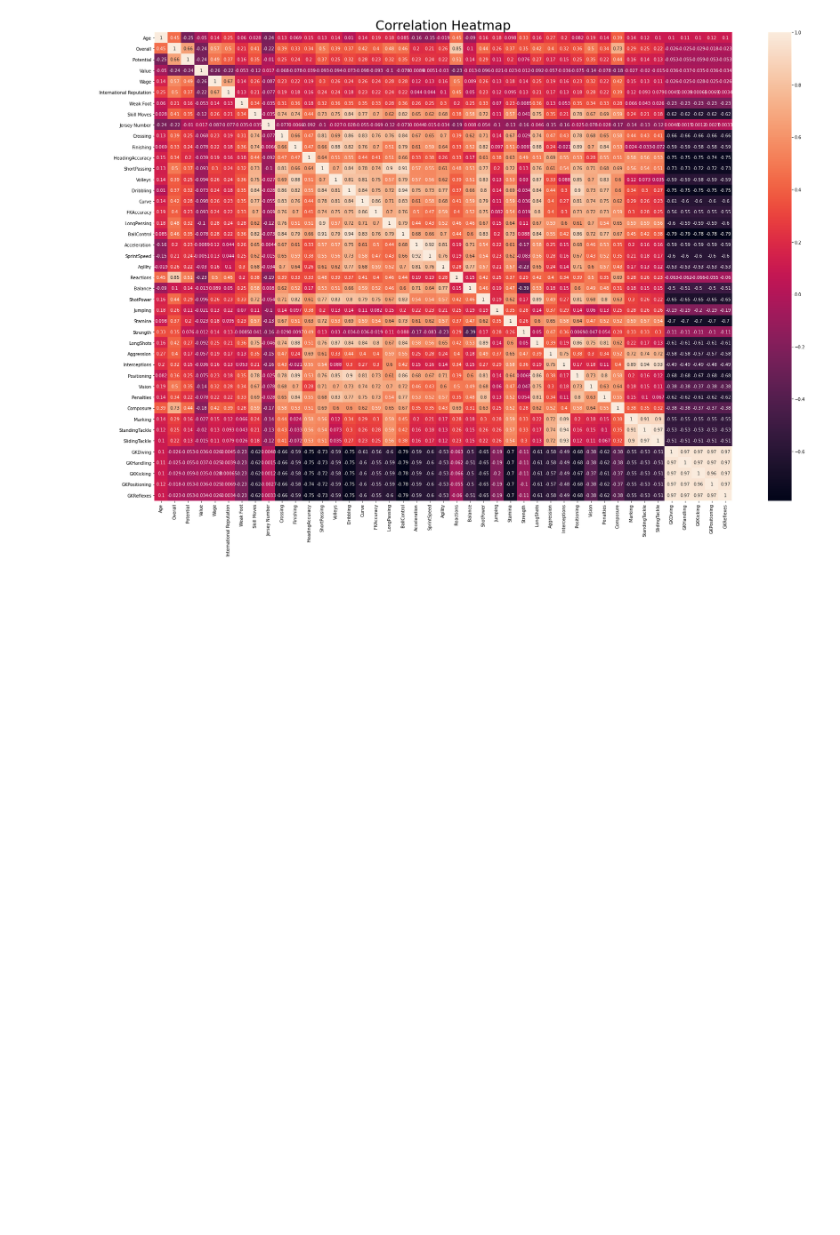
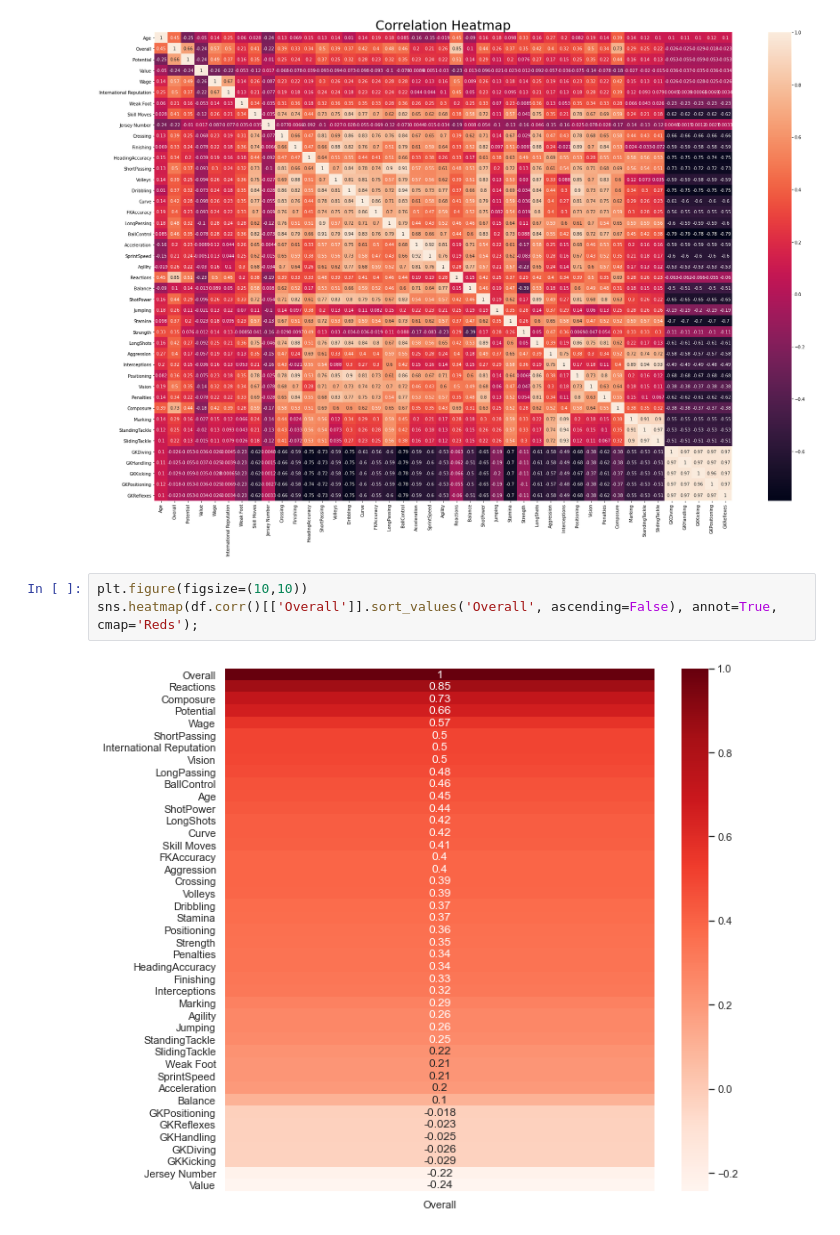
Before and after one commit to edwardedishire/Capstone-Project, a Jupyter notebook: code/Ed Capstone.ipynb, the cells around one changed output. Saved outputs shown, nothing was run; the diff lists cells and outputs as text; blank space fills up the shorter version.

```diff
--- a/code/Ed Capstone.ipynb
+++ b/code/Ed Capstone.ipynb
@@ -176,3 +184,8 @@ plt.title('Correlation Heatmap', fontsize = 30)
 plt.show()
 # %% [output]
 [figure]
+# %%
+plt.figure(figsize=(10,10))
+sns.heatmap(df.corr()[['Overall']].sort_values('Overall', ascending=False), annot=True, cmap='Reds');
+# %% [output]
+[figure, added]
```
Also changed, not shown: parts of 11 cells of this notebook.
